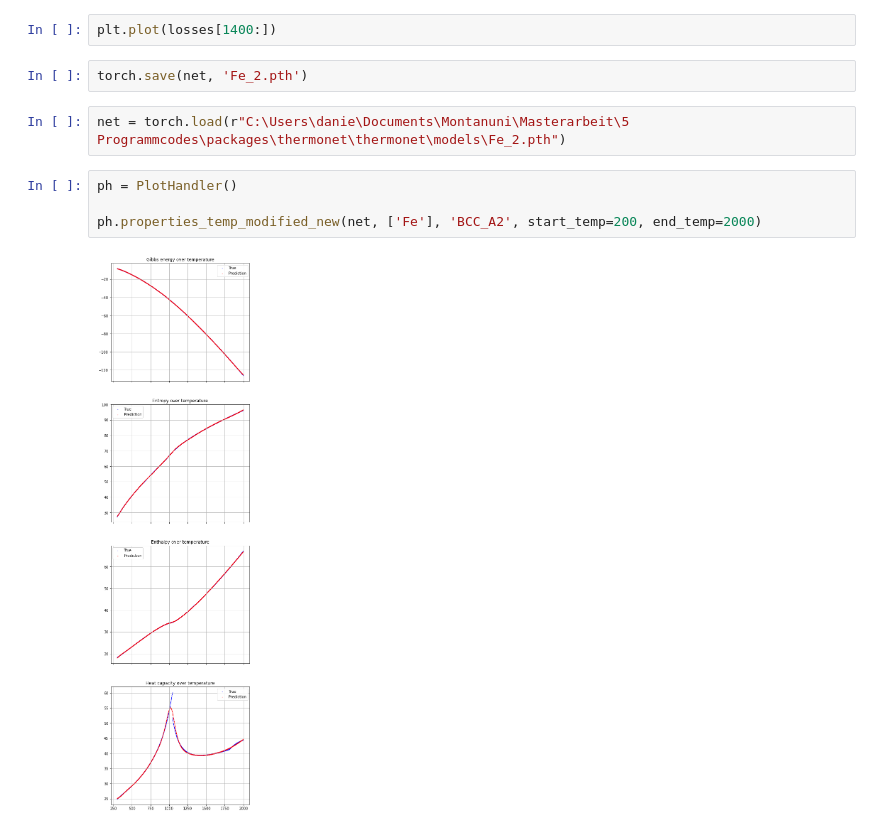
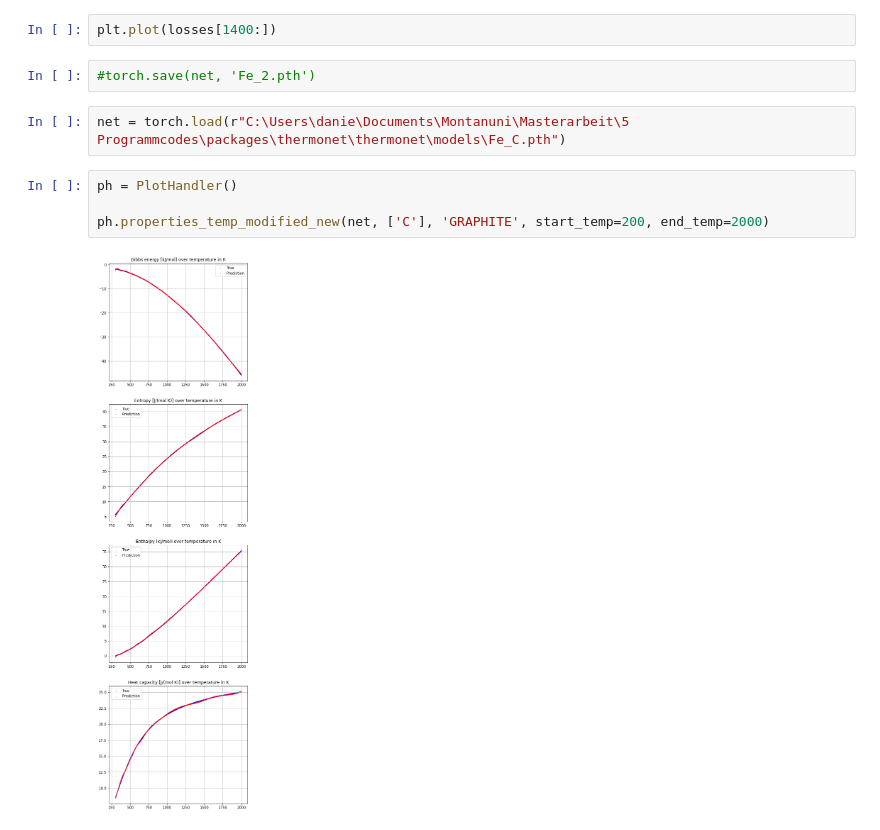
Before and after one commit to eldonko/Masters-Thesis-Code, a Jupyter notebook: notebooks/ThermoNet/trainThermoNetNew.ipynb, the cells around one changed output. Saved outputs shown, nothing was run; the diff lists cells and outputs as text.

Commit message:
Save predict

```diff
--- a/notebooks/ThermoNet/trainThermoNetNew.ipynb
+++ b/notebooks/ThermoNet/trainThermoNetNew.ipynb
@@ -180,12 +180,12 @@ lr:  [3.293797621129047e-05]
 # %%
 plt.plot(losses[1400:])
 # %%
-torch.save(net, 'Fe_2.pth')
+#torch.save(net, 'Fe_2.pth')
 # %%
-net = torch.load(r"C:\Users\danie\Documents\Montanuni\Masterarbeit\5 Programmcodes\packages\thermonet\thermonet\models\Fe_2.pth")
+net = torch.load(r"C:\Users\danie\Documents\Montanuni\Masterarbeit\5 Programmcodes\packages\thermonet\thermonet\models\Fe_C.pth")
 # %%
 ph = PlotHandler()
 
-ph.properties_temp_modified_new(net, ['Fe'], 'BCC_A2', start_temp=200, end_temp=2000)
+ph.properties_temp_modified_new(net, ['C'], 'GRAPHITE', start_temp=200, end_temp=2000)
 # %% [output]
-[figure, old version]
+[figure, new version]
```
Also changed, not shown: 42 other files.
